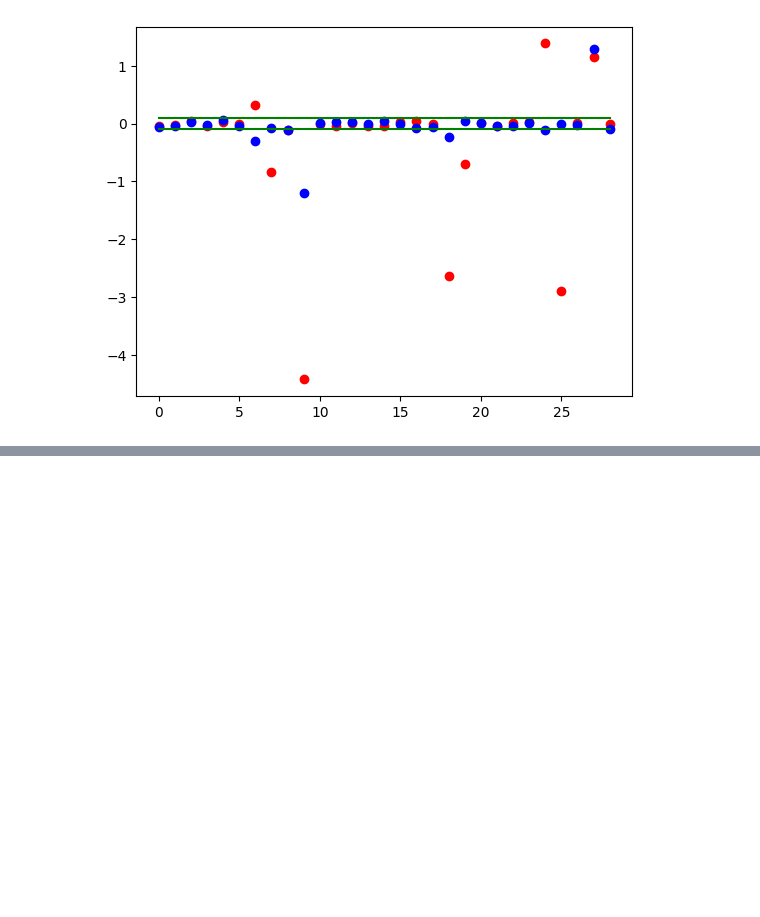
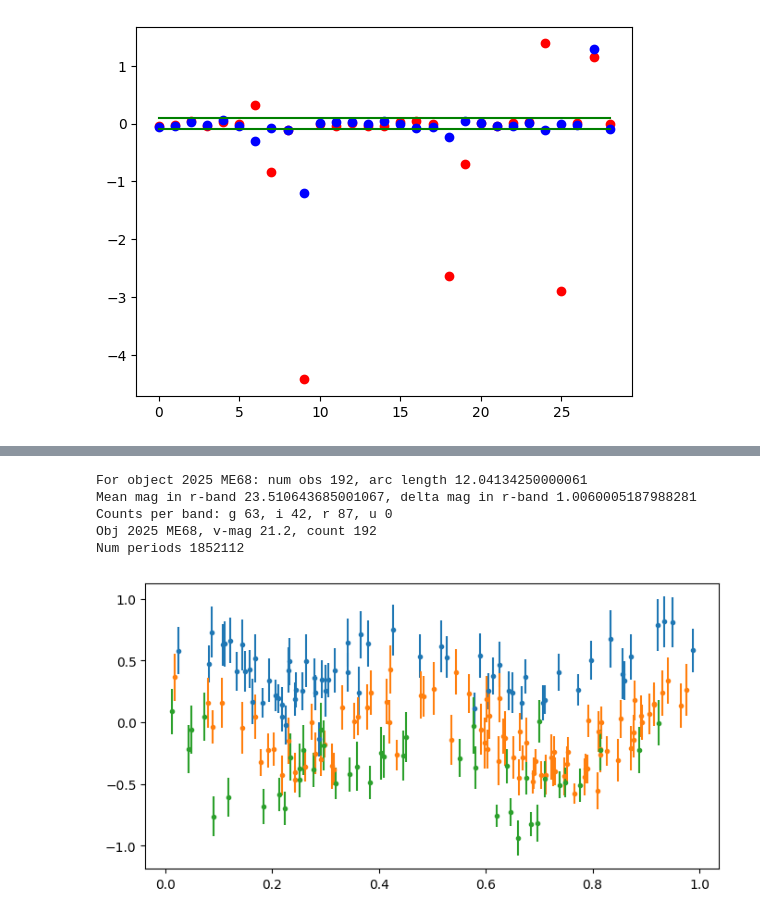
Before and after one commit to HoodedCrow/adam_core, a Jupyter notebook: examples/rotation_period.ipynb, the cells around one changed output, grey strips where cells are left out. Drawn from its saved outputs; the diff is of its cells as text; code cells hidden in the pictures; blank space fills up the shorter version.

```diff
--- a/examples/rotation_period.ipynb
+++ b/examples/rotation_period.ipynb
@@ -1079,0 +1270,62 @@ Magnitudes [18.978841140685482, 18.436727648906718, 18.549023440743692, 0.0], c1
+# %%
+def run_lsm2(object_id):
+    selection, obstime, _otime, _mag = subset_data(object_id, all_data)
+    from_paper = paper_table2.apply_mask(pc.equal(paper_table2.designation, object_id))
+    mag_v = from_paper.h_mag[0].as_py()
+    mag = selection["mag"].cast('float').to_numpy()
+    # subtract MPC-predicted v-band magnitude
+    mag = mag - mag_v
+    # normalize by median
+    mag = mag - np.median(mag)
+    # TODO remove outliers more than 3 standard deviations away
+    print(f"Obj {object_id}, v-mag {mag_v}, count {len(selection)}")
+    # print(mag)
+
+    # dense, uniform grid search for the best periodic signal with a
+    # range between 0.00065 days (0.936 minutes) and 3 days (72 hr)
+    # p_min = 0.5 / 24  # 0.00065
+    # p_max = 2.0 / 24  # 3
+    p_min = 0.00065
+    p_max = 3
+    n_periods = int(( (1/p_min - 1/p_max)*(np.max(obstime) - np.min(obstime)) ) * 100)
+    print(f"Num periods {n_periods}")
+
+    # model = LombScargleMultiband(Nterms_base = 1, Nterms_band = 0)
+    # t : array_like, one-dimensional
+    #     sequence of observation times
+    # y : array_like, one-dimensional
+    #     sequence of observed values
+    # dy : float or array_like (optional)
+    #     errors on observed values
+    # filts : array_like (optional)
+    #     The array specifying the filter/bandpass for each observation.
+    dmag = selection["rmsmag"].cast('float').to_numpy()
+    filters = selection["band"]
+    # print(f"Types {type(dmag)} {type(dmag[0])}; {type(filters)} {type(filters[0])}")
+    # model.ﬁt(obstime, mag, dmag, ﬁlters)
+    # Compute power at the following periods
+    # periods = np.linspace(p_min, p_max, n_periods) # periods in days
+    # power = model.periodogram(periods)
+    # return periods, power, p_min, p_max, n_periods, obstime, mag, dmag, filters, model
+
+    expected_p = 0.947/24
+    # phase = (obstime.to_numpy() / expected_p) % 1
+    # phasefit = np.linspace(0, 1, 1000)
+    # tfit = expected_p * phasefit
+    times = (obstime.to_numpy() / expected_p) % 1
+    masks = [(filters.to_numpy() == band) for band in 'gri']
+
+    plt.figure(figsize=(8, 4))
+    for band, mask in zip('gri', masks):
+        plt.errorbar(times[mask], mag[mask], dmag[mask], fmt='.', label=band)
+
+    plt.show()
+
+me68_all = run_lsm2("2025 ME68")
+# %% [output]
+For object 2025 ME68: num obs 192, arc length 12.04134250000061
+Mean mag in r-band 23.510643685001067, delta mag in r-band 1.0060005187988281
+Counts per band: g 63, i 42, r 87, u 0
+Obj 2025 ME68, v-mag 21.2, count 192
+Num periods 1852112
+[figure, added]
```
Also changed, not shown: parts of 9 cells of this notebook, 1 other file.
